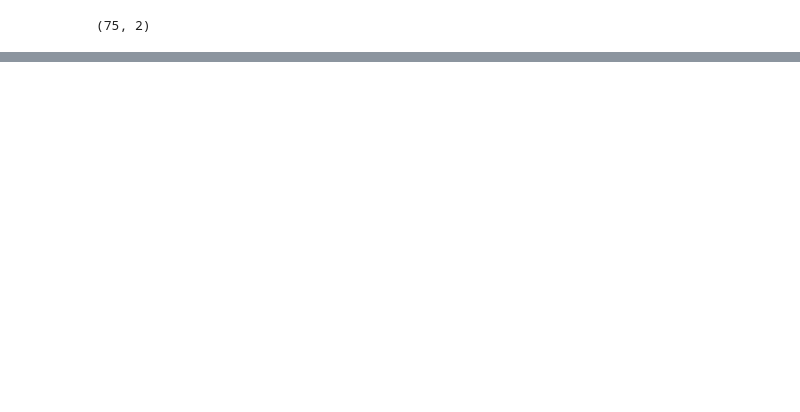
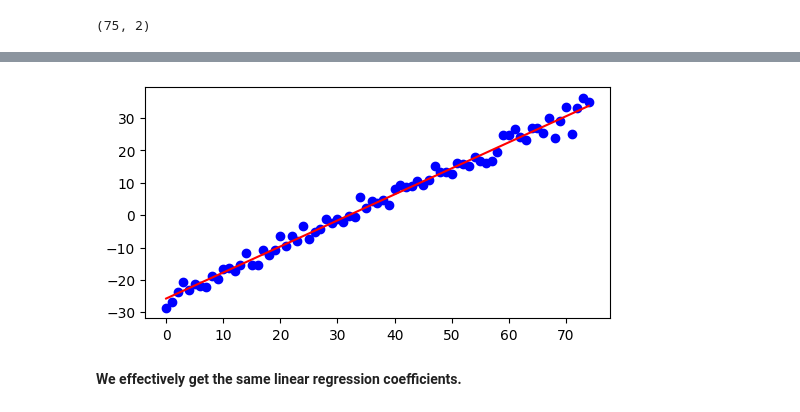
Before and after one commit to mrochk/mle-linreg, a Jupyter notebook: notebook.ipynb, the cells around one changed output, grey strips where cells are left out. Cells and saved outputs as stored; diff of their text form; code cells hidden in the pictures; blank space fills up the shorter version.

```diff
--- a/notebook.ipynb
+++ b/notebook.ipynb
@@ -172,0 +172,24 @@ Now note that if we would generalize to $m$ features instead of one, that is, th
+# %%
+def get_w_ml(x, y):
+    mean_x = np.mean(x)
+    mean_y = np.mean(y)
+
+    w1 = sum([(xi - mean_x) * (yi - mean_y) for xi, yi in zip(x, y)])
+    w1 /= sum([(xi - mean_x)**2 for xi in x])
+
+    w0 = mean_y - (w1 * mean_x)
+
+    return w0, w1
+# %%
+w0, w1 = get_w_ml(x, y)
+
+preds = x * w1 + w0
+# %%
+plt.figure(figsize=(6, 3))
+plt.plot(list(range(n)), preds, color='red')
+plt.scatter(list(range(n)), y, color='blue')
+plt.show()
+# %% [output]
+[figure, added]
+# %% [markdown]
+**We effectively get the same linear regression coefficients.**
```
Also changed, not shown: parts of 6 cells of this notebook.
